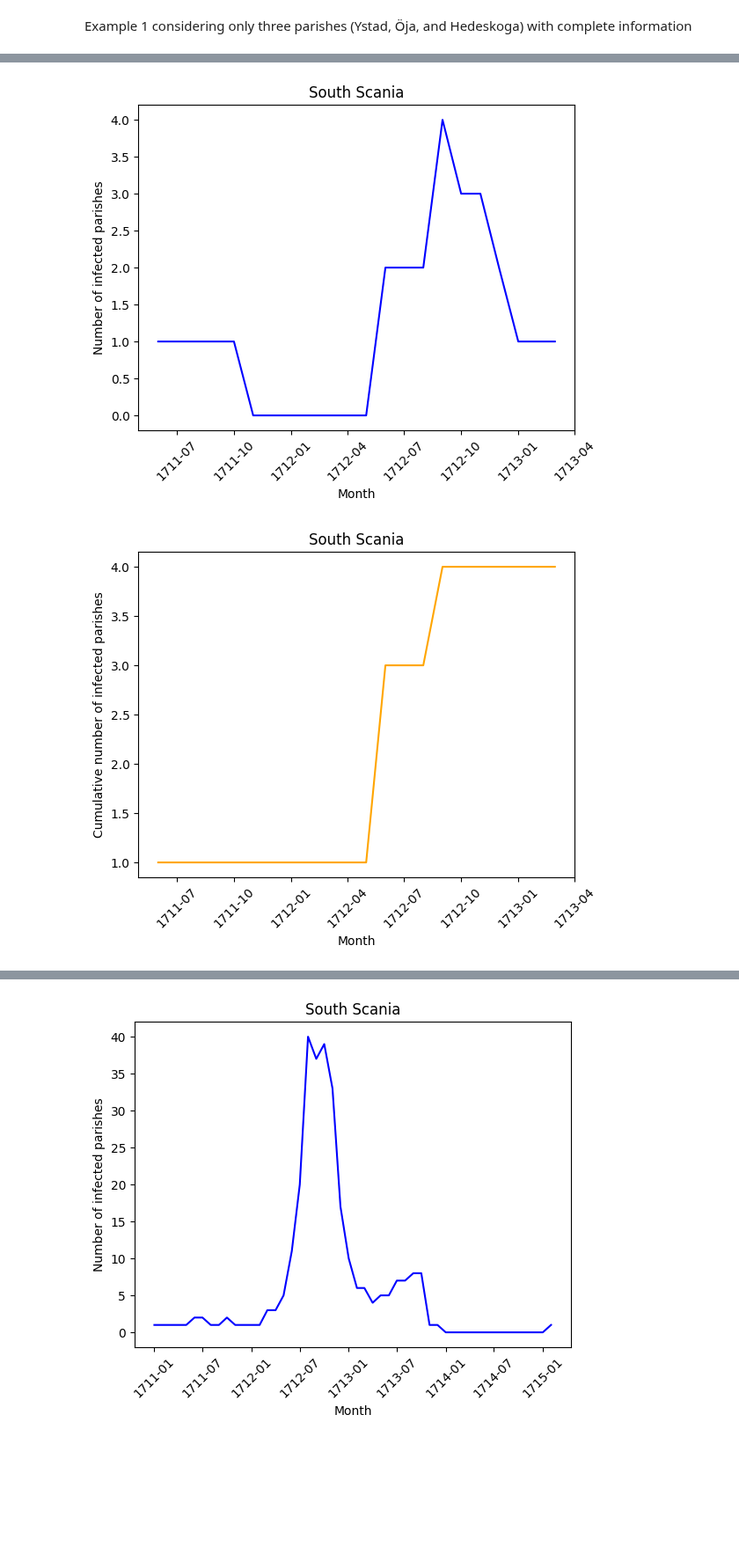
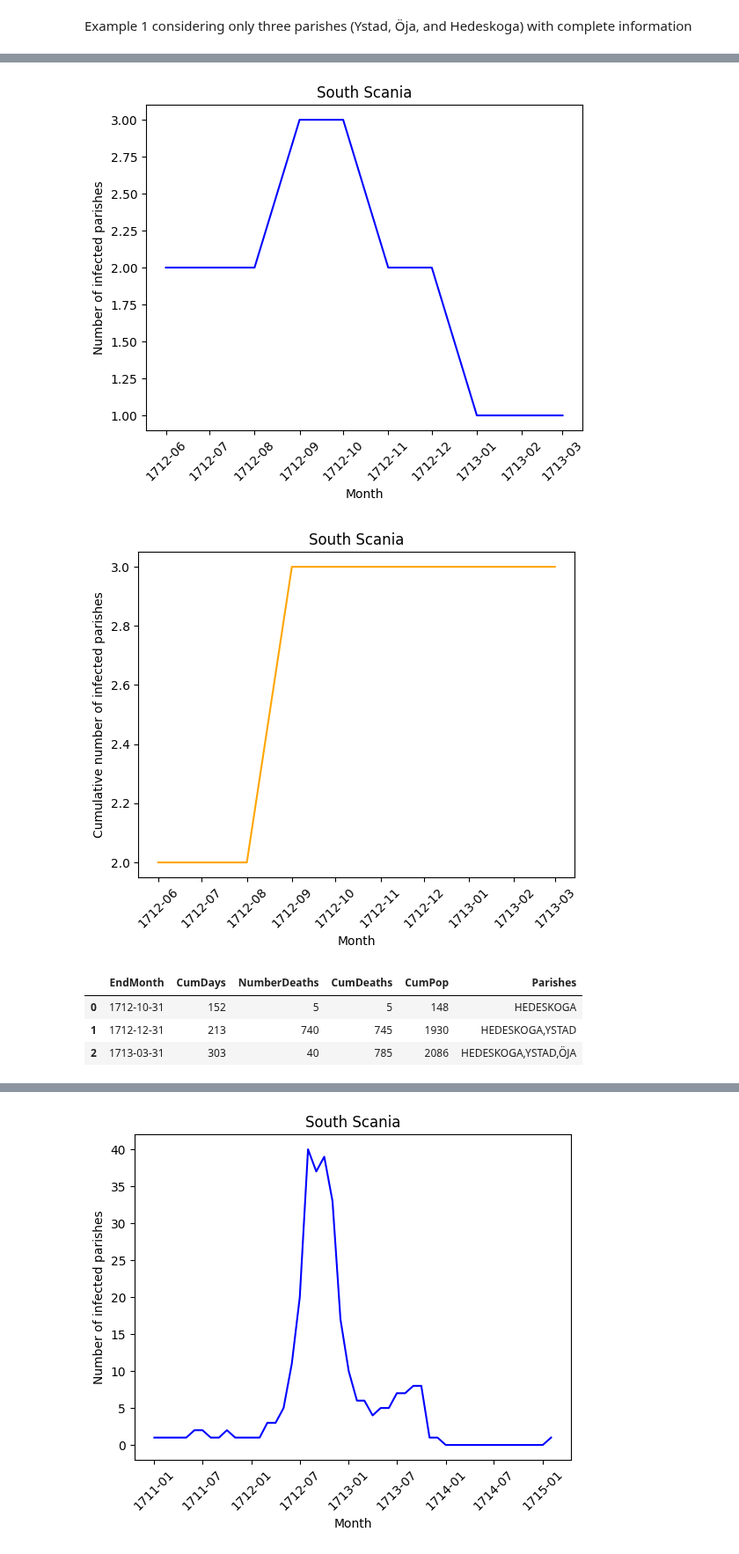
Before and after one commit to polislizarralde/PythonMathematicalModeling, a Jupyter notebook: docs/PlagueProject/Number_infected_parishes.ipynb, the cells around one changed output, grey strips where cells are left out. Shown at 88% size. Cells and saved outputs as stored; diff of their text form; code cells hidden in the pictures; blank space fills up the shorter version.

```diff
--- a/docs/PlagueProject/Number_infected_parishes.ipynb
+++ b/docs/PlagueProject/Number_infected_parishes.ipynb
@@ -105,7 +105,10 @@ len(infectedParishes)
 # %%
 from pandas.tseries.offsets import DateOffset, MonthEnd
 
-def count_infected_by_month(df, date, n, column_name: str = 'ParishName'
+def count_infected_by_month(df
+                            , date
+                            , n
+                            , column_name: str = 'ParishName'
                             , start_date: str = 'BeginPlaguePeriod'
                             , end_date: str = 'EndPlaguePeriod'):
     # Create a copy of the dataframe
@@ -286,7 +302,7 @@ Example 1 considering only three parishes (Ystad, Öja, and Hedeskoga) with comp
 example1=infectedParishes[(infectedParishes['ParishName']=='YSTAD')
                           |(infectedParishes['ParishName']=='ÖJA')
                             |(infectedParishes['ParishName']=='HEDESKOGA')
-                            |(infectedParishes['ParishName']=='ÖVRABY')]
+                            ]
 example1
 # %% [output]
 |  | Region | ParishName | BEF1699 | BeginPlaguePeriod | EndPlaguePeriod | VictimsNumber | geometry | centroid |
@@ -320,8 +326,15 @@ gato
 # %%
-plot_infected_by_month(example1, 'JUN 1711', 0)
+plot_infected_by_month(example1, 'JUN 1712', 0)
 # %% [output]
-[figure, old version]
+[figure, new version]
 # %%
-plot_cum_infected_by_month(example1, 'JUN 1711', 0)
+plot_cum_infected_by_month(example1, 'JUN 1712', 0)
 # %% [output]
-[figure, old version]
+[figure, new version]
+# %%
+count_victims_by_month(example1)
+# %% [output]
+|  | EndMonth | CumDays | NumberDeaths | CumDeaths | CumPop | Parishes |
+| 0 | 1712-10-31 | 152 | 5 | 5 | 148 | HEDESKOGA |
+| 1 | 1712-12-31 | 213 | 740 | 745 | 1930 | HEDESKOGA,YSTAD |
+| 2 | 1713-03-31 | 303 | 40 | 785 | 2086 | HEDESKOGA,YSTAD,ÖJA |
```
Also changed, not shown: parts of 11 cells of this notebook, 1 other file.
